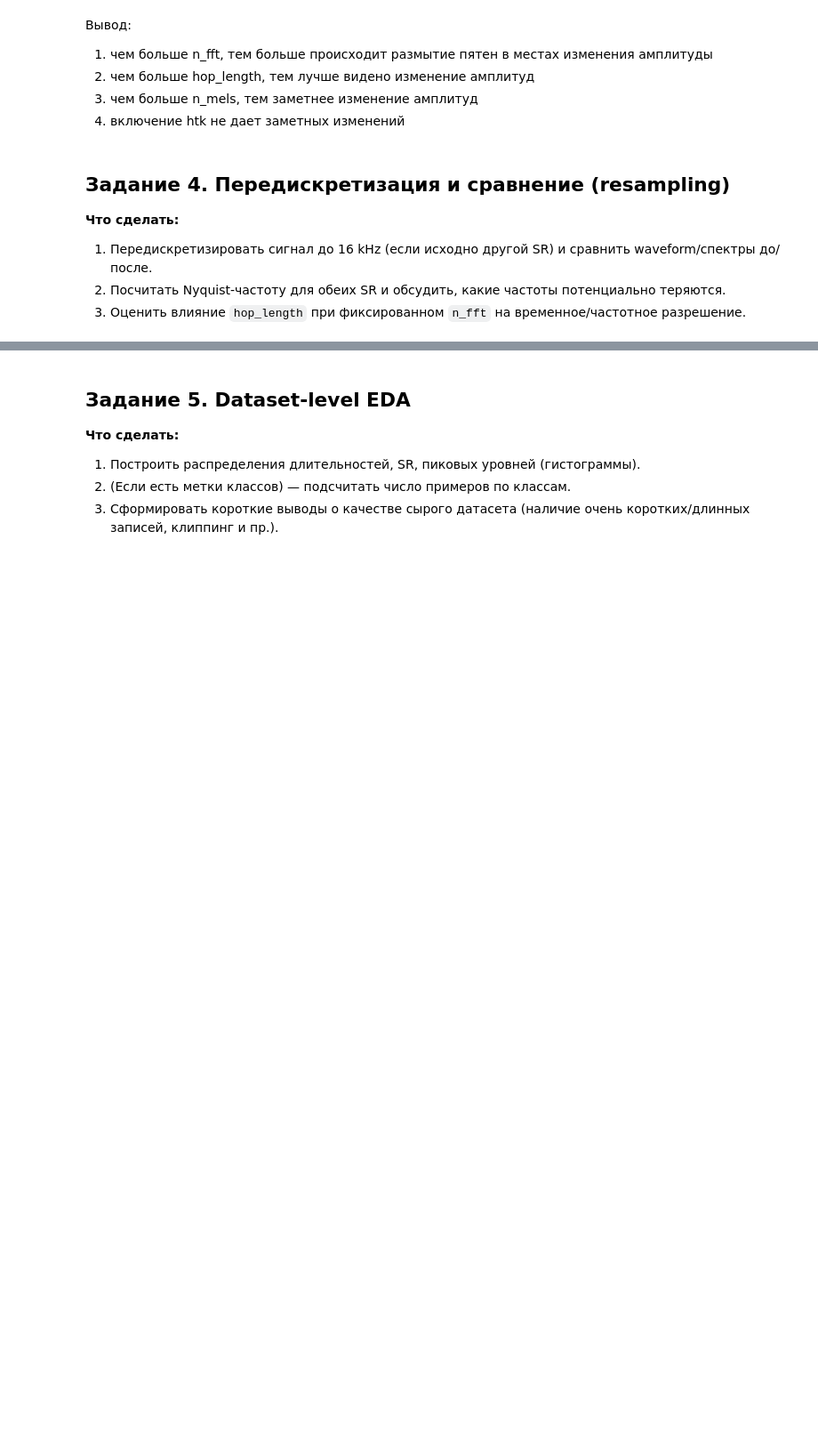
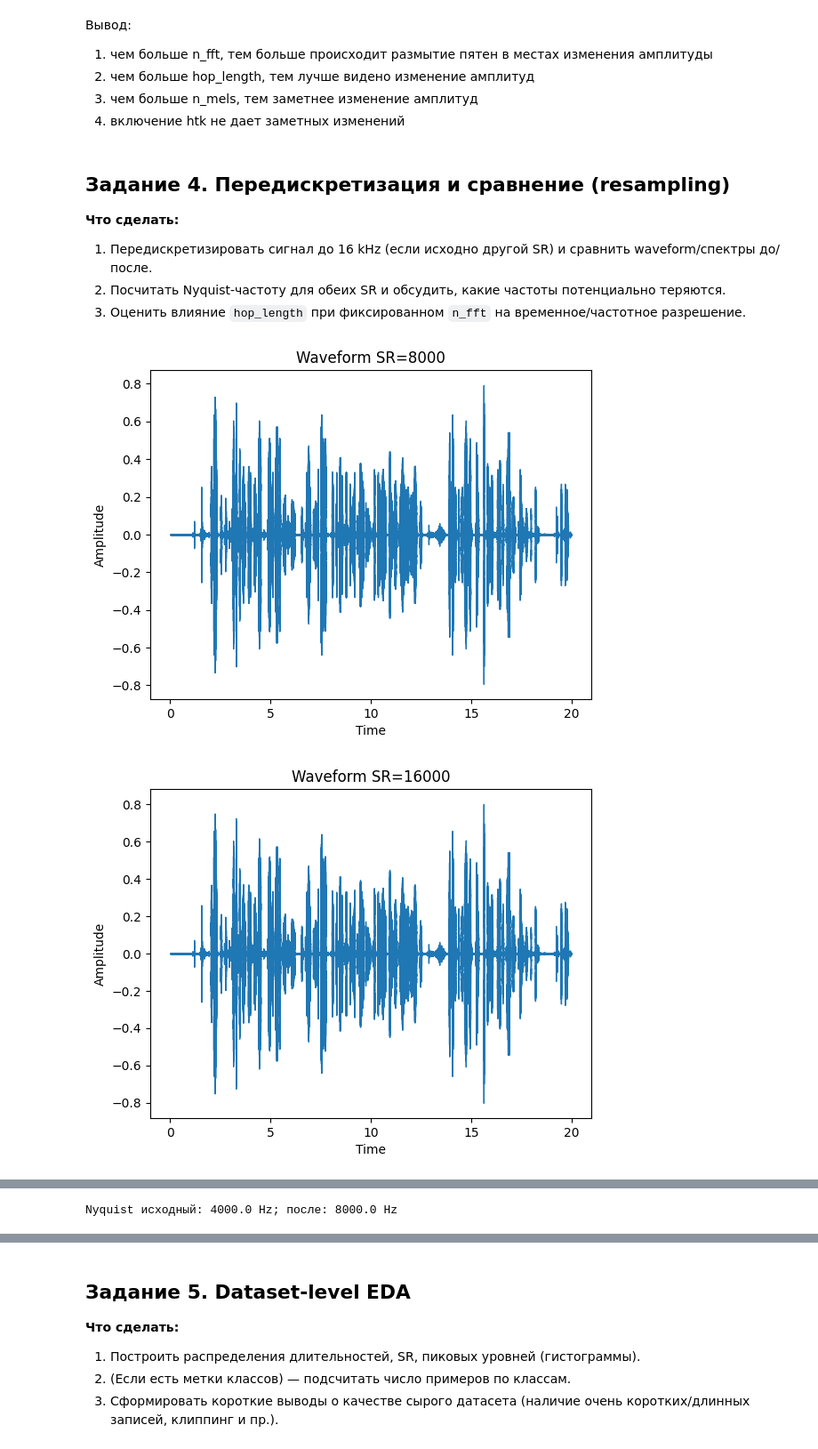
Before and after one commit to Sypoo1/mtuci-audio, a Jupyter notebook: lab1/lab1.ipynb, the cells around one changed output, grey strips where cells are left out. Shown at 89% size. Cells and saved outputs as stored; diff of their text form; code cells hidden in the pictures; blank space fills up the shorter version.

```diff
--- a/lab1/lab1.ipynb
+++ b/lab1/lab1.ipynb
@@ -338,30 +338,33 @@ else:
 2. Посчитать Nyquist‑частоту для обеих SR и обсудить, какие частоты потенциально теряются.
 3. Оценить влияние `hop_length` при фиксированном `n_fft` на временное/частотное разрешение.
 # %%
-# TODO-4.1: ресемплинг и сравнение
+#  ресемплинг и сравнение
 TARGET_SR = 16_000
 
 
 def resample(arr, sr, target_sr=TARGET_SR):
     if sr == target_sr:
         return arr, sr
-    # TODO: реализуйте через librosa.resample
-    raise NotImplementedError
 
+    resampled_arr = librosa.resample(y=arr, orig_sr=sr, target_sr=target_sr)
+    return resampled_arr, target_sr
 
 def nyquist(sr):
     return sr / 2.0
 
 
 if ds is not None and len(ds) > 0:
     ex = ds[0]
     arr, sr = ex["audio"]["array"], ex["audio"]["sampling_rate"]
     arr2, sr2 = resample(arr, sr, TARGET_SR)
     # Визуальное сравнение
     plot_waveform(arr, sr, title=f"Waveform SR={sr}")
     plot_waveform(arr2, sr2, title=f"Waveform SR={sr2}")
     plot_spectrogram_db(arr, sr, title=f"Spec dB SR={sr}")
     plot_spectrogram_db(arr2, sr2, title=f"Spec dB SR={sr2}")
     print("Nyquist исходный:", nyquist(sr), "Hz; после:", nyquist(sr2), "Hz")
 else:
     print("Датасет пуст или не загружен.")
+# %% [output]
+[figure, added]
+[figure, added]
@@ -367,0 +373 @@ else:
+Nyquist исходный: 4000.0 Hz; после: 8000.0 Hz
```
Also changed, not shown: parts of 2 cells of this notebook.
